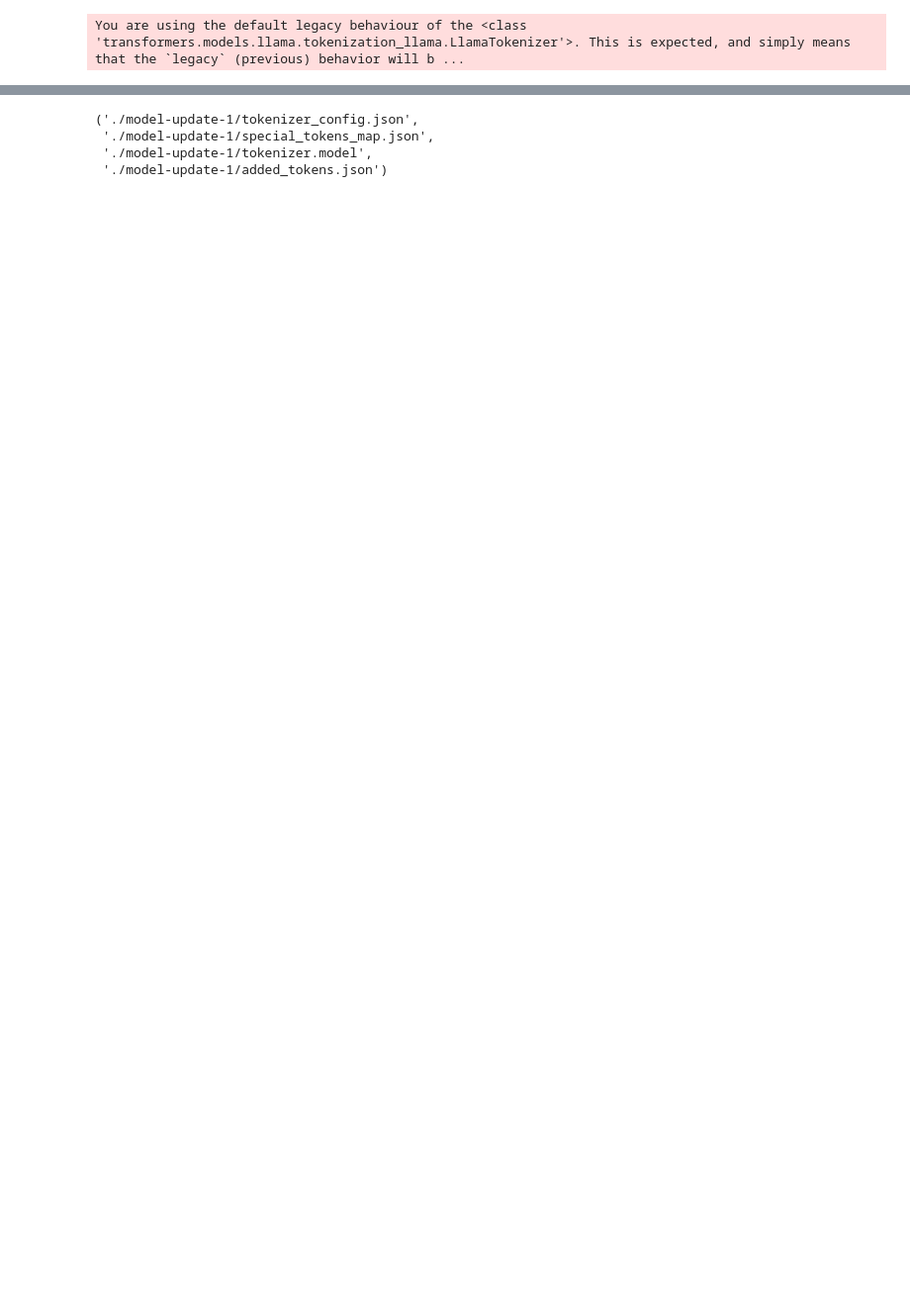
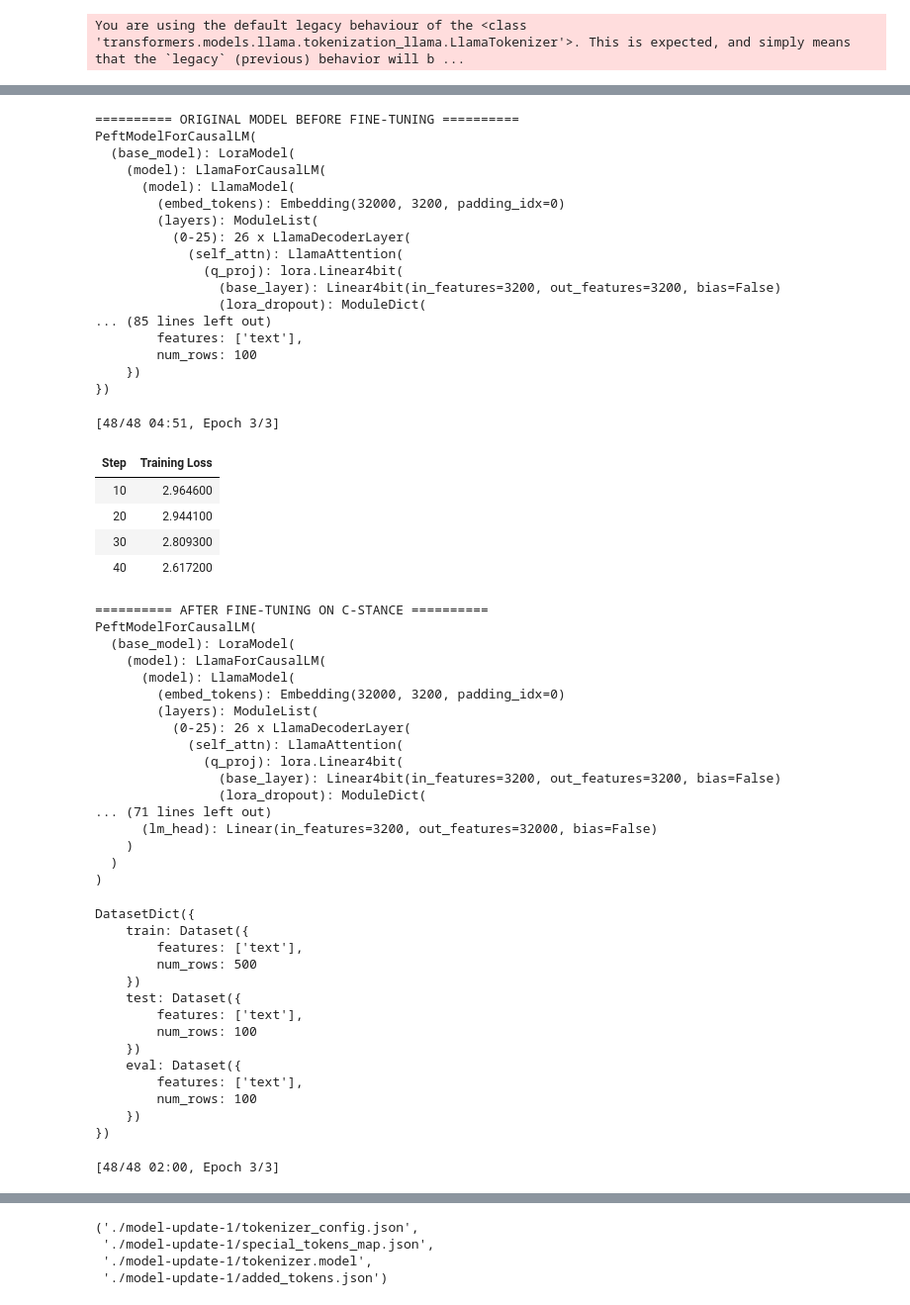
Before and after one commit to kanhaiya38/patchwork, a Jupyter notebook: lora_finetuning.ipynb, the cells around one changed output, grey strips where cells are left out. Shown at 99% size. Drawn from its saved outputs; the diff is of its cells as text; code cells hidden in the pictures; blank space fills up the shorter version.

Commit message:
feat: add evals

```diff
--- a/lora_finetuning.ipynb
+++ b/lora_finetuning.ipynb
@@ -94,9 +114 @@ model.print_trainable_parameters()
 trainable params: 5,324,800 || all params: 3,431,798,400 || trainable%: 0.1552
-# %%
-# Prepare dataset
-dataset = load_dataset("gtfintechlab/fomc_communication")
-
-def tokenize_function(examples):
-    return tokenizer(examples["sentence"], truncation=True, max_length=512)
-
-tokenized_dataset = dataset.map(tokenize_function, batched=True)
@@ -158,0 +194,72 @@ trainer.train()
+# %%
+dataset_names = ['C-STANCE', 'FOMC', 'MeetingBank', 'Py150',
+                   'ScienceQA', 'NumGLUE-cm', 'NumGLUE-ds', '20Minuten']
+num_epochs = [5, 3, 7, 5, 3, 5, 5, 7]
+
+print("========== ORIGINAL MODEL BEFORE FINE-TUNING ==========")
+print(model)
+# Continual Learning Loop
+for task_id, (dataset_name, epochs) in enumerate(zip(dataset_names,
+num_epochs)):
+    tokenized_dataset = get_tokenized_dataset(dataset_name)
+    train_model(tokenized_dataset)
+    print(f"========== AFTER FINE-TUNING ON {dataset_name} ==========")
+    print(model)
+    model.save_pretrained(f"./lora-continual/task_{task_id}_{dataset_name}")
+    tokenizer.save_pretrained(f"./lora-continual/task_{task_id}_{dataset_name}")
+# %% [output]
+========== ORIGINAL MODEL BEFORE FINE-TUNING ==========
+PeftModelForCausalLM(
+  (base_model): LoraModel(
+    (model): LlamaForCausalLM(
+      (model): LlamaModel(
+        (embed_tokens): Embedding(32000, 3200, padding_idx=0)
+        (layers): ModuleList(
+          (0-25): 26 x LlamaDecoderLayer(
+            (self_attn): LlamaAttention(
+              (q_proj): lora.Linear4bit(
+                (base_layer): Linear4bit(in_features=3200, out_features=3200, bias=False)
+                (lora_dropout): ModuleDict(
+... (85 lines left out)
+        features: ['text'],
+        num_rows: 100
+    })
+})
+[48/48 04:51, Epoch 3/3]
+| Step | Training Loss |
+| 10 | 2.964600 |
+| 20 | 2.944100 |
+| 30 | 2.809300 |
+| 40 | 2.617200 |
+========== AFTER FINE-TUNING ON C-STANCE ==========
+PeftModelForCausalLM(
+  (base_model): LoraModel(
+    (model): LlamaForCausalLM(
+      (model): LlamaModel(
+        (embed_tokens): Embedding(32000, 3200, padding_idx=0)
+        (layers): ModuleList(
+          (0-25): 26 x LlamaDecoderLayer(
+            (self_attn): LlamaAttention(
+              (q_proj): lora.Linear4bit(
+                (base_layer): Linear4bit(in_features=3200, out_features=3200, bias=False)
+                (lora_dropout): ModuleDict(
+... (71 lines left out)
+      (lm_head): Linear(in_features=3200, out_features=32000, bias=False)
+    )
+  )
+)
+DatasetDict({
+    train: Dataset({
+        features: ['text'],
+        num_rows: 500
+    })
+    test: Dataset({
+        features: ['text'],
+        num_rows: 100
+    })
+    eval: Dataset({
+        features: ['text'],
+        num_rows: 100
+    })
+})
+[48/48 02:00, Epoch 3/3]
```
Also changed, not shown: parts of 9 cells of this notebook, 21 other files.
